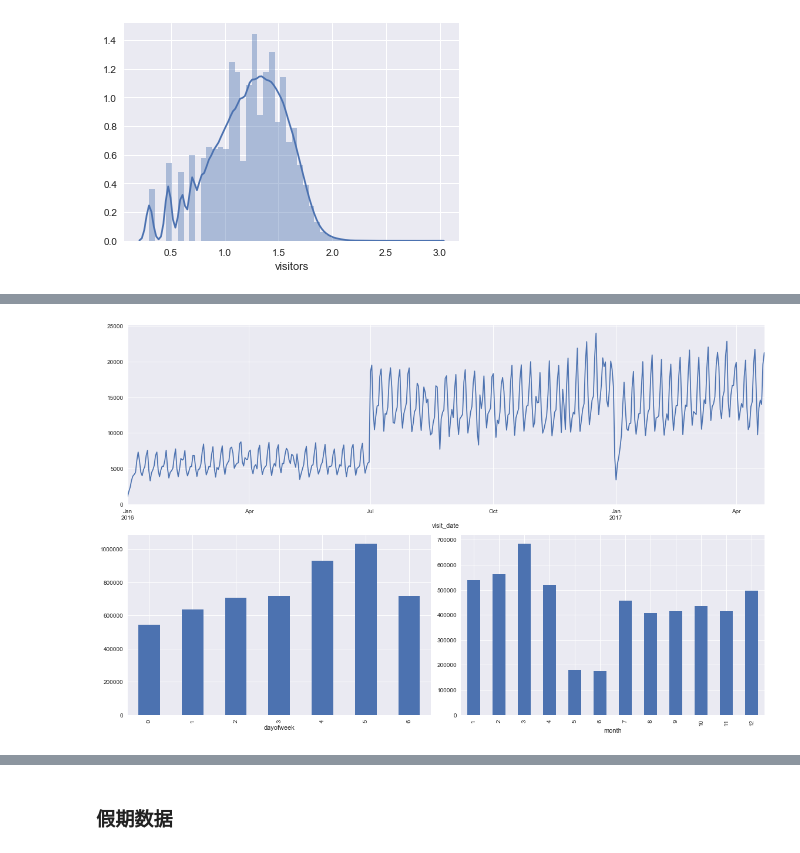
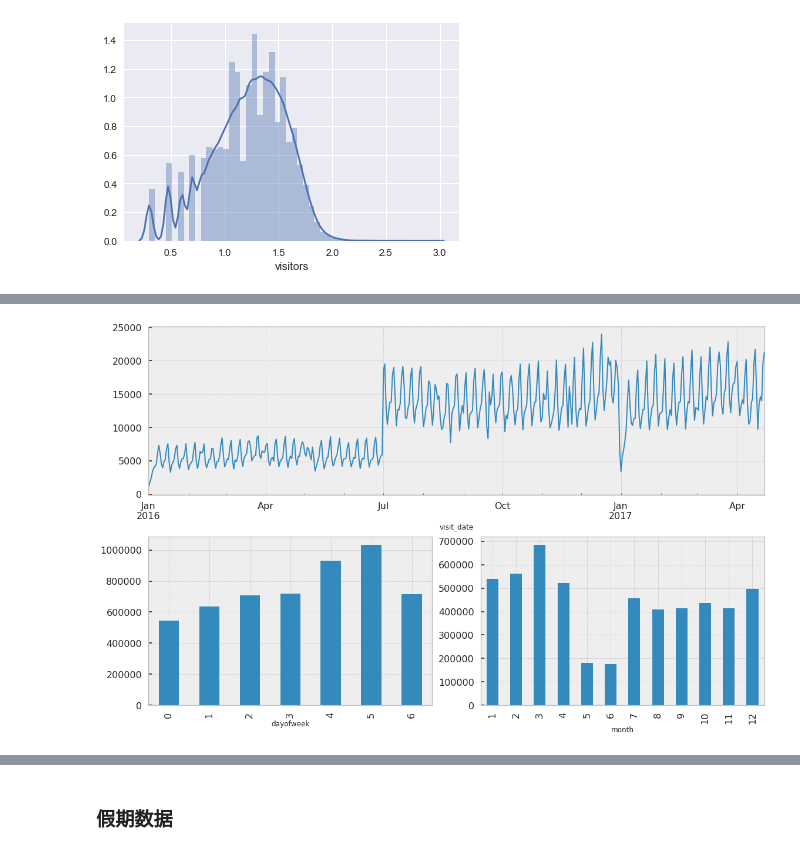
Before and after one commit to shenc3/kaggle_note, a Jupyter notebook: Recruit Restaurant Visitor Forecasting/Restaurant&Visitor.ipynb, the cells around one changed output, grey strips where cells are left out. Drawn from its saved outputs; the diff is of its cells as text; code cells hidden in the pictures.

```diff
--- a/Recruit Restaurant Visitor Forecasting/Restaurant&Visitor.ipynb
+++ b/Recruit Restaurant Visitor Forecasting/Restaurant&Visitor.ipynb
@@ -9,6 +9,9 @@ import matplotlib.pyplot as plt
 from datetime import datetime, timedelta
 import seaborn as sns
 
+plt.rcParams['font.sans-serif'] = ['SimHei']    # 用来正常显示中文标签
+plt.rcParams['axes.unicode_minus'] = False    # 用来正常显示负号
+
 %matplotlib inline
 # %%
 data = {
@@ -21,3 +24,23 @@ data = {
     'tes': pd.read_csv('./data/sample_submission.csv'),
     'hol': pd.read_csv('./data/date_info.csv').rename(columns={'calendar_date':'visit_date'})
     }
+# %%
+# 初始处理:
+#       1. 从tes数据id中提取air_store_id和visit_datetime
+#       2. 在HPG预订信息中匹配air_store_id
+#       2. 转换visit_datetime和reserve_datetime为时间格式
+# 1.
+data['tes']['visit_date'] = data['tes']['id'].map(lambda x: str(x).split('_')[2])
+data['tes']['air_store_id'] = data['tes']['id'].map(lambda x: '_'.join(x.split('_')[:2]))
+# 2.
+data['hr'] = pd.merge(data['hr'], data['id'], how='inner', on=['hpg_store_id'])
+# 3.
+for k in data:
+    if 'visit_date' in data[k].columns:
+        data[k]['visit_date'] = pd.to_datetime(data[k]['visit_date'])
+    if 'visit_datetime' in data[k].columns:
+        data[k]['visit_date'] = pd.to_datetime(data[k]['visit_datetime'].str.split().str[0])
+        data[k].drop('visit_datetime', axis=1, inplace=True)
+    if 'reserve_datetime' in data[k].columns:
+        data[k]['reserve_date'] = pd.to_datetime(data[k]['reserve_datetime'].str.split().str[0])
+        data[k].drop('reserve_datetime', axis=1, inplace=True)
@@ -38,7 +73,7 @@ sns.distplot(np.log10(data['tra']['visitors']+1))
 # %%
-data['tra']['visit_date'] = pd.to_datetime(data['tra']['visit_date'])
-
-visitors = data['tra'].groupby('visit_date')['visitors'].sum().to_frame(name='count')
+# 从训练数据中得到关于visitors的数据
+visitors = data['tra'].groupby('visit_date')['visitors'].mean().to_frame(name='mean')
+visitors.loc[:, 'all'] = data['tra'].groupby('visit_date')['visitors'].sum().to_frame(name='all')
 visitors['month'] = visitors.index.month
 visitors['dayofweek'] = visitors.index.dayofweek
 # visitors['dayofweek'] = visitors['dayofweek'].map({0: 'Monday', 1: 'Tuesday',2: 'Wednesday', 3:'Thursday', 4: 'Friday', 5:'Saturday', 6: 'Sunday'})
@@ -65,14 +80,16 @@ plt.style.available
+# %%
+visitors['store_num'] = data['tra'].groupby('visit_date')['air_store_id'].count()
 # %%
-plt.style.use('seaborn')
+plt.style.use('bmh')
 fig = plt.figure(figsize=(16, 10))
 ax0 = plt.subplot2grid((2, 2), (0, 0), colspan=2)
 ax1 = plt.subplot2grid((2, 2), (1, 0))
 ax2 = plt.subplot2grid((2, 2), (1, 1))
 
-visitors['count'].plot(ax=ax0)
-visitors.groupby('dayofweek')['count'].sum().plot.bar(ax=ax1)
-visitors.groupby('month')['count'].sum().plot.bar(ax=ax2)
+visitors['all'].plot(ax=ax0)
+visitors.groupby('dayofweek')['all'].sum().plot.bar(ax=ax1)
+visitors.groupby('month')['all'].sum().plot.bar(ax=ax2)
 
 plt.tight_layout()
 # %% [output]
-[figure, old version]
+[figure, new version]
```
Also changed, not shown: parts of 44 cells of this notebook, 3 other files.
